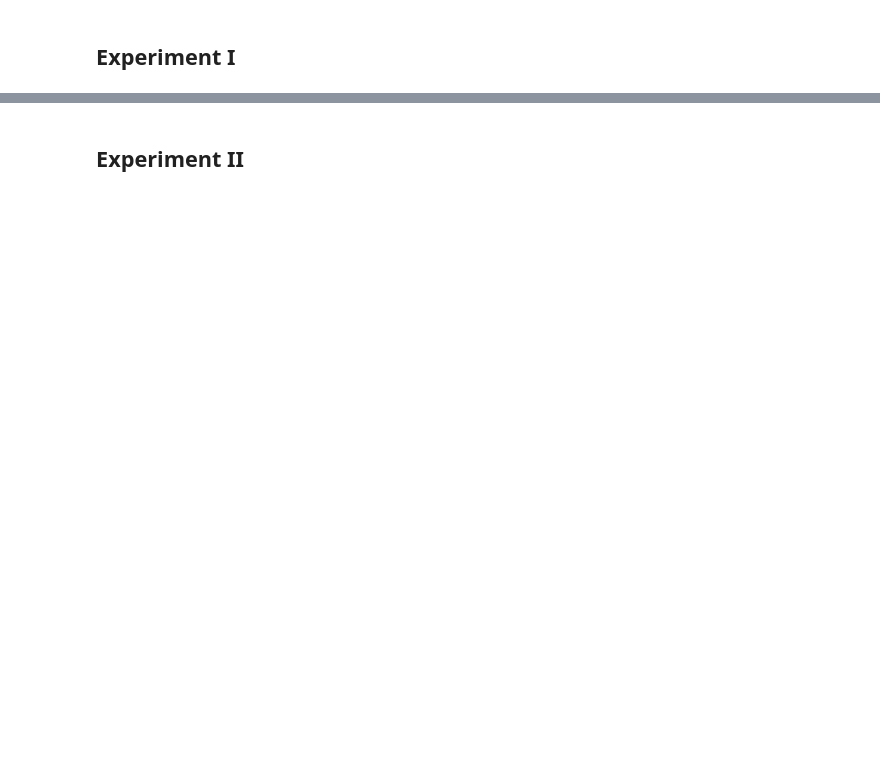
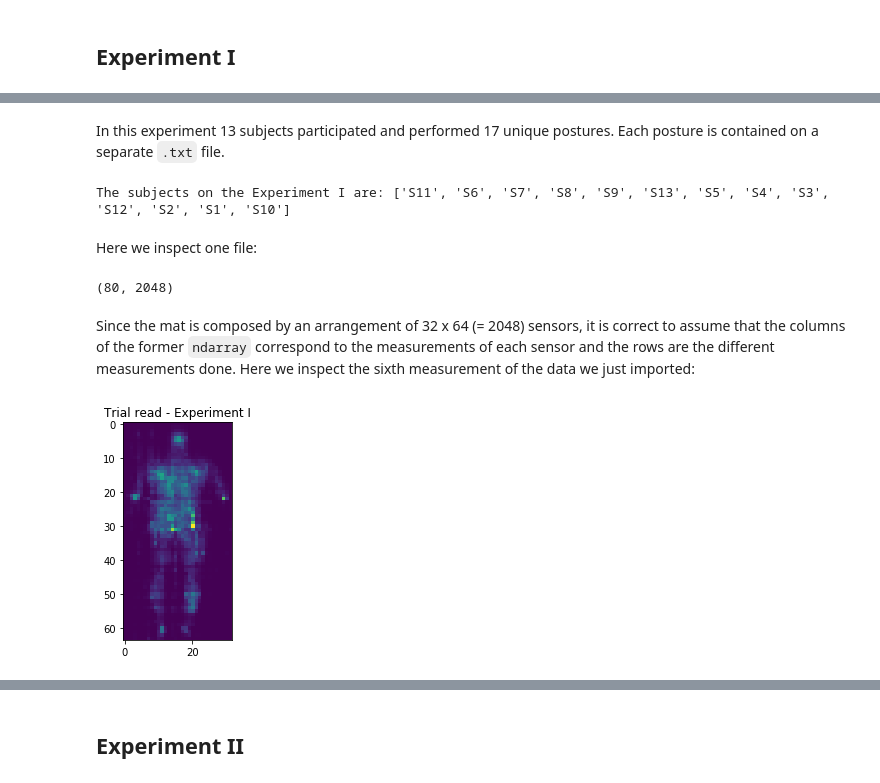
Before and after one commit to Fustincho/UD-Private-In-bed-Posture-Classification, a Jupyter notebook: In-bed_Posture_Classification/Part_1_Introduction_and_Exploratory_Data_Analysis.ipynb, the cells around one changed output, grey strips where cells are left out. Cells and saved outputs as stored; diff of their text form; code cells hidden in the pictures; blank space fills up the shorter version.

Commit message:
Corrected EDA

```diff
--- a/In-bed_Posture_Classification/Part_1_Introduction_and_Exploratory_Data_Analysis.ipynb
+++ b/In-bed_Posture_Classification/Part_1_Introduction_and_Exploratory_Data_Analysis.ipynb
@@ -384,0 +91,23 @@ hist_plot01(subjects_dict)
+# %% [markdown]
+In this experiment 13 subjects participated and performed 17 unique postures. Each posture is contained on a separate `.txt` file.
+# %%
+exp_i_path = './dataset/experiment-i/'
+# Read subjects
+subjects_i = [file for file in os.listdir(exp_i_path) if os.path.isdir(os.path.join(exp_i_path, file))]
+print(f"The subjects on the Experiment I are: {subjects_i}")
+# %% [output]
+The subjects on the Experiment I are: ['S11', 'S6', 'S7', 'S8', 'S9', 'S13', 'S5', 'S4', 'S3', 'S12', 'S2', 'S1', 'S10']
+# %% [markdown]
+Here we inspect one file:
+# %%
+test_read = np.loadtxt("dataset/experiment-i/S2/9.txt")
+test_read.shape
+# %% [output]
+(80, 2048)
+# %% [markdown]
+Since the mat is composed by an arrangement of 32 x 64 (= 2048) sensors, it is correct to assume that the columns of the former `ndarray` correspond to the measurements of each sensor and the rows are the different measurements done. Here we inspect the sixth measurement of the data we just imported:
+# %%
+plt.title("Trial read - Experiment I")
+fig = plt.imshow(test_read[6,:].reshape(64,32))
+# %% [output]
+[figure, added]
```
Also changed, not shown: parts of 96 cells of this notebook, 1 other file.
